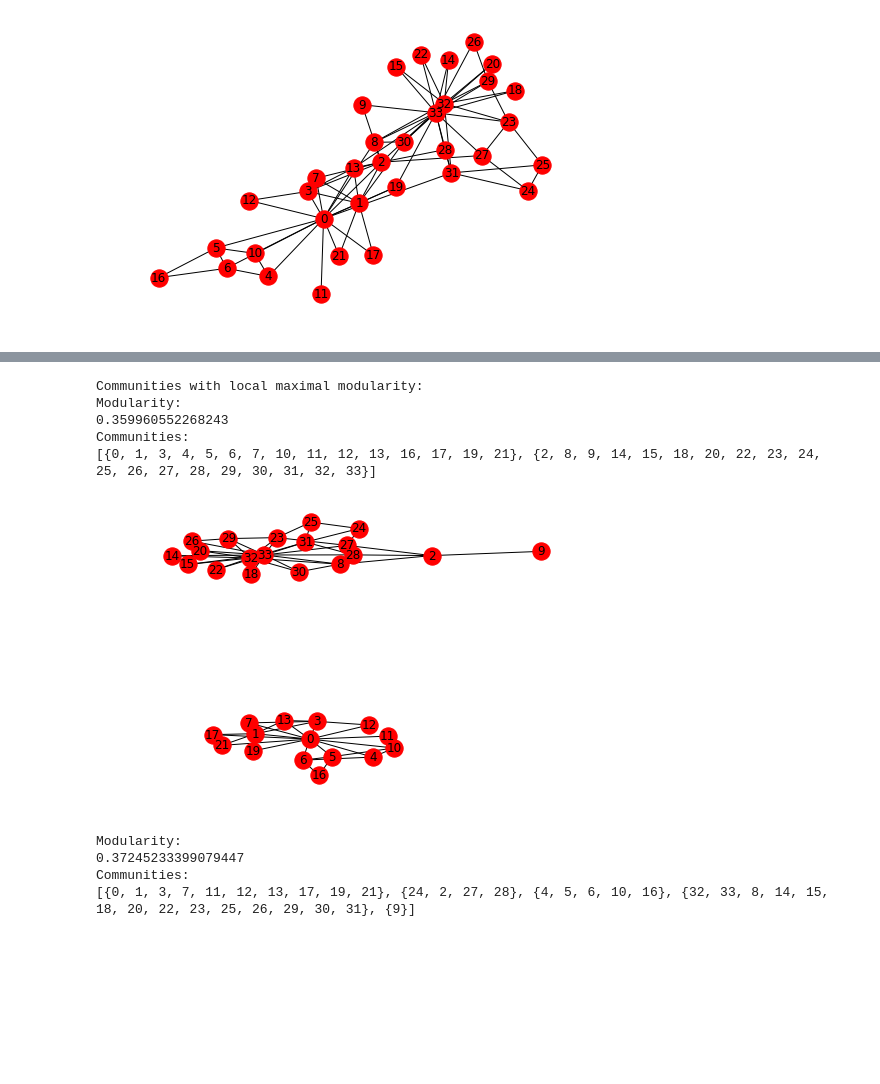
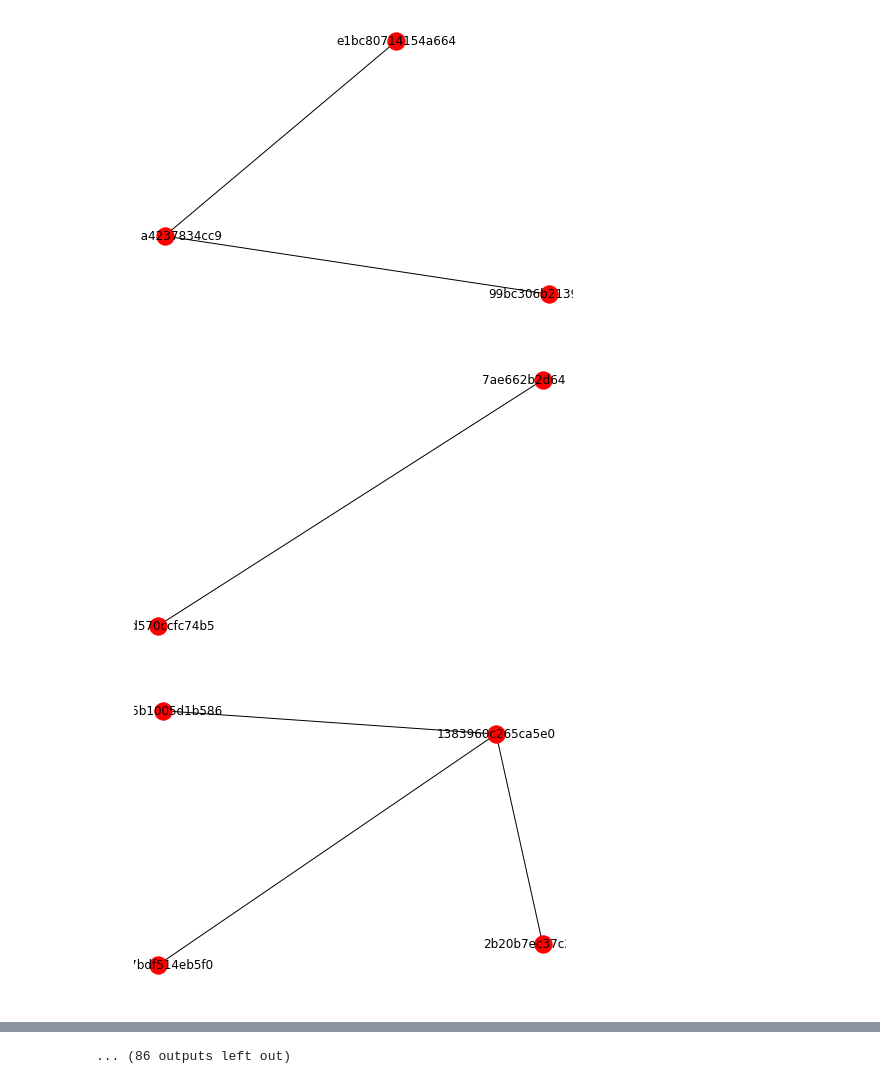
Before and after one commit to simcogno/dpa-communitydetection, a Jupyter notebook: dpav3.ipynb, the cells around one changed output, grey strips where cells are left out. Cells and saved outputs as stored; diff of their text form; code cells hidden in the pictures; blank space fills up the shorter version.

Commit message:
adapt algorithm for weighted graphs

```diff
--- a/dpav3.ipynb
+++ b/dpav3.ipynb
@@ -5,18 +5,24 @@ from scipy.signal import find_peaks
 
 #read graph from txt file
 def readGraphFrom(file):
-    G = nx.read_edgelist(file, create_using=nx.Graph(), nodetype=int)
+    G = nx.read_edgelist(file, create_using=nx.Graph(), nodetype=str, data=(('og_weight', float),))
     return G
 
 def _partialEdgeBetweenness(G):
-    #create ShortestPathGraph
-    SPG = nx.Graph()
+    #create graph to store partial edge betweenness
+    NG = G.copy()
     #choose each node as root once
     for root in G:
+        #create ShortestPathGraph
+        SPG = nx.Graph()
         #calculate shotest path from each node to root and add edges to SPG
         for vertex in G:
-            for shortest_path in nx.all_shortest_paths(G, source=vertex, target=root):
-                 SPG.add_path(shortest_path)
+            for shortest_path in nx.all_shortest_paths(G, source=vertex, target=root, weight='og_weight'):
+                SPG.add_path(shortest_path)
+
+        #copy distances from original graph to shortest path graph
+        for edge in SPG.edges:
+            SPG.edges[edge]["og_weight"] = G.edges[edge]["og_weight"]
 
         #calculate distance and weight for each node in SPG
         max_distance = 0
@@ -25,12 +31,13 @@ def _partialEdgeBetweenness(G):
                 SPG.nodes[node]['distance'] = 0
                 SPG.nodes[node]['weight'] = 1
             else:
-                distance = nx.shortest_path_length(SPG, source=root, target=node)
+                #distance = nx.shortest_path_length(SPG, source=root, target=node, weight='og_weight')
+                distance = nx.shortest_path_length(SPG, source=root, target=node, weight='og_weight')
                 #compute maximal distance from root (needed in later steps)
                 if distance > max_distance:
                     max_distance = distance
                 SPG.nodes[node]['distance'] = distance
-                SPG.nodes[node]['weight'] = len(list(nx.all_shortest_paths(SPG, source=root, target=node)))
+                SPG.nodes[node]['weight'] = len(list(nx.all_shortest_paths(SPG, source=root, target=node, weight='og_weight')))
 
         #calculate partial betweenness scores for leaf edges
         for leaf in SPG:
@@ -41,6 +48,7 @@ def _partialEdgeBetweenness(G):
                     else:
                         neighbor = node1
                     SPG.edges[node1, node2][root] = SPG.nodes[neighbor]['weight']/SPG.nodes[leaf]['weight']
+                    NG.edges[node1, node2][root] = SPG.nodes[neighbor]['weight']/SPG.nodes[leaf]['weight']
 
         #calculate partial betweenness scores for all other edges by decreasing maximal distance in each iteration
         while max_distance > 1:
@@ -53,19 +61,20 @@ def _partialEdgeBetweenness(G):
                             neighborUP = node2
                         else:
                             neighborUP = node1
-                        if SPG.nodes[neighborUP]['distance'] == max_distance - 1:
+                        if SPG.nodes[neighborUP]['distance'] <= max_distance - 1:
                             sum_of_scores = 0
                             for node11, node22 in SPG.edges(node):
                                 if node11 == node:
                                     neighborDOWN = node22
                                 else:
                                     neighborDOWN = node11
-                                if SPG.nodes[neighborDOWN]['distance'] == max_distance + 1:
+                                if SPG.nodes[neighborDOWN]['distance'] >= max_distance + 1:
                                     sum_of_scores = sum_of_scores + SPG.edges[neighborDOWN, node][root]
                             #set score for edge from current distance level to one level above (root is at top)
                             SPG.edges[node, neighborUP][root] = (1 + sum_of_scores)*SPG.nodes[neighborUP]['weight']/SPG.nodes[node]['weight']
+                            NG.edges[node, neighborUP][root] = (1 + sum_of_scores)*SPG.nodes[neighborUP]['weight']/SPG.nodes[node]['weight']
 
-    return SPG
+    return NG
 
 #calculate edge betweenness for graph
 def edgeBetweenness(G, node1, node2):
@@ -105,13 +114,19 @@ def removeEdge(edge, G):
 
 
 
-#G = readGraphFrom("graph.txt")
-G = nx.karate_club_graph()
-nx.draw(G, with_labels=True)
-plt.show()
+G = readGraphFrom("graph.txt")
+#G = nx.karate_club_graph()
+
+for edge in G.edges:
+    G.edges[edge]['weight'] = 0
+    #G.edges[edge]['og_weight'] = 1
+
+for component in nx.connected_component_subgraphs(G):
+    nx.draw(component, with_labels=True)
+    plt.show()
 
 Graphs = [G]
-Mod = [nx.algorithms.community.modularity(G, list(nx.connected_components(G)))]
+Mod = [nx.algorithms.community.modularity(G, list(nx.connected_components(G)), weight='og_weight')]
 
 num_iter = len(G.edges)
 e = (0, 0)
@@ -121,38 +136,43 @@ NG = G.copy()
 while num_iter > 0:
     num_iter = num_iter - 1
     #calculate edge betweenness and store values in new graph
     NG = edgeBetweenness(NG, e[0], e[1])
     e = maxScoreEdge(NG)
     removeEdge(e, NG)
 
     #add graph and modularity to list
     Graphs.append(NG)
-    Mod.append(nx.algorithms.community.modularity(G, list(nx.connected_components(NG))))
+    Mod.append(nx.algorithms.community.modularity(G, list(nx.connected_components(NG)), weight='og_weight'))
 
 #for g in Graphs:
 #    print("Components:")
 #    print(list(nx.connected_components(g)))
 #    print(g.edges)
 
 #for mod in Mod:
 #    print("Modularity:")
 #    print(mod)
 
 print("Communities with local maximal modularity:")
 
 #find local maxima in modularity array
-index_max_mod, _ = find_peaks(Mod)
+index_max_mod_np, _ = find_peaks(Mod)
+index_max_mod = index_max_mod_np.tolist()
+
+if not index_max_mod:
+#    index_max_mod.append(0)
+    index_max_mod.append(1)
 
 #print modularity and communities for local maxima
 for i in index_max_mod:
     print("Modularity:")
     print(Mod[i])
     print("Communities:")
     print(list(nx.connected_components(Graphs[i])))
-    nx.draw(Graphs[i], with_labels=True)
-    plt.show()
-
-#comp = nx.community.girvan_newman(G)
-#tuple(sorted(c) for c in next(comp))
+    for component in nx.connected_component_subgraphs(Graphs[i]):
+        nx.draw(component, with_labels=True)
+        plt.show()
 # %% [output]
-[figure, old version]
+[figure, new version]
+[figure, new version]
+[figure, new version]
@@ -159,10 +188 @@ for i in index_max_mod:
-Communities with local maximal modularity:
-Modularity:
-0.359960552268243
-Communities:
-[{0, 1, 3, 4, 5, 6, 7, 10, 11, 12, 13, 16, 17, 19, 21}, {2, 8, 9, 14, 15, 18, 20, 22, 23, 24, 25, 26, 27, 28, 29, 30, 31, 32, 33}]
+... (86 outputs left out)
-[figure, old version]
-Modularity:
-0.37245233399079447
-Communities:
-[{0, 1, 3, 7, 11, 12, 13, 17, 19, 21}, {24, 2, 27, 28}, {4, 5, 6, 10, 16}, {32, 33, 8, 14, 15, 18, 20, 22, 23, 25, 26, 29, 30, 31}, {9}]
```
Also changed, not shown: parts of 2 cells of this notebook.
